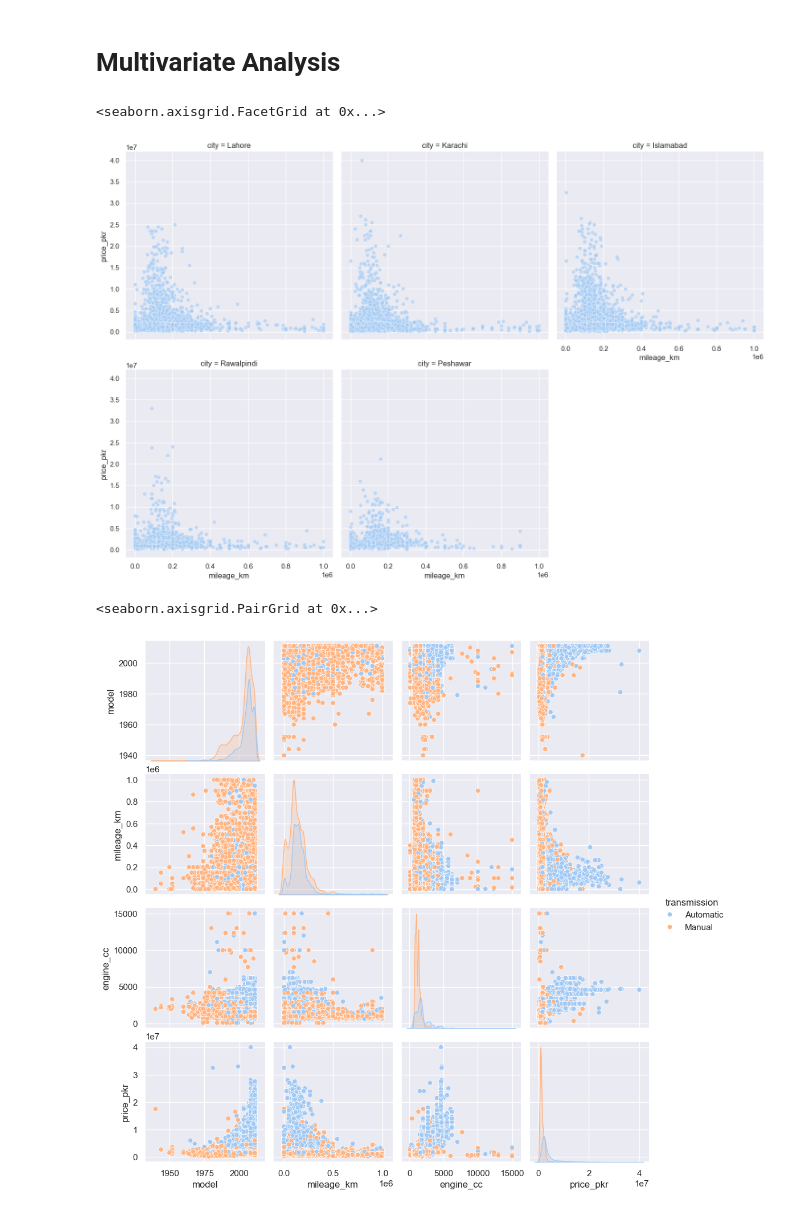
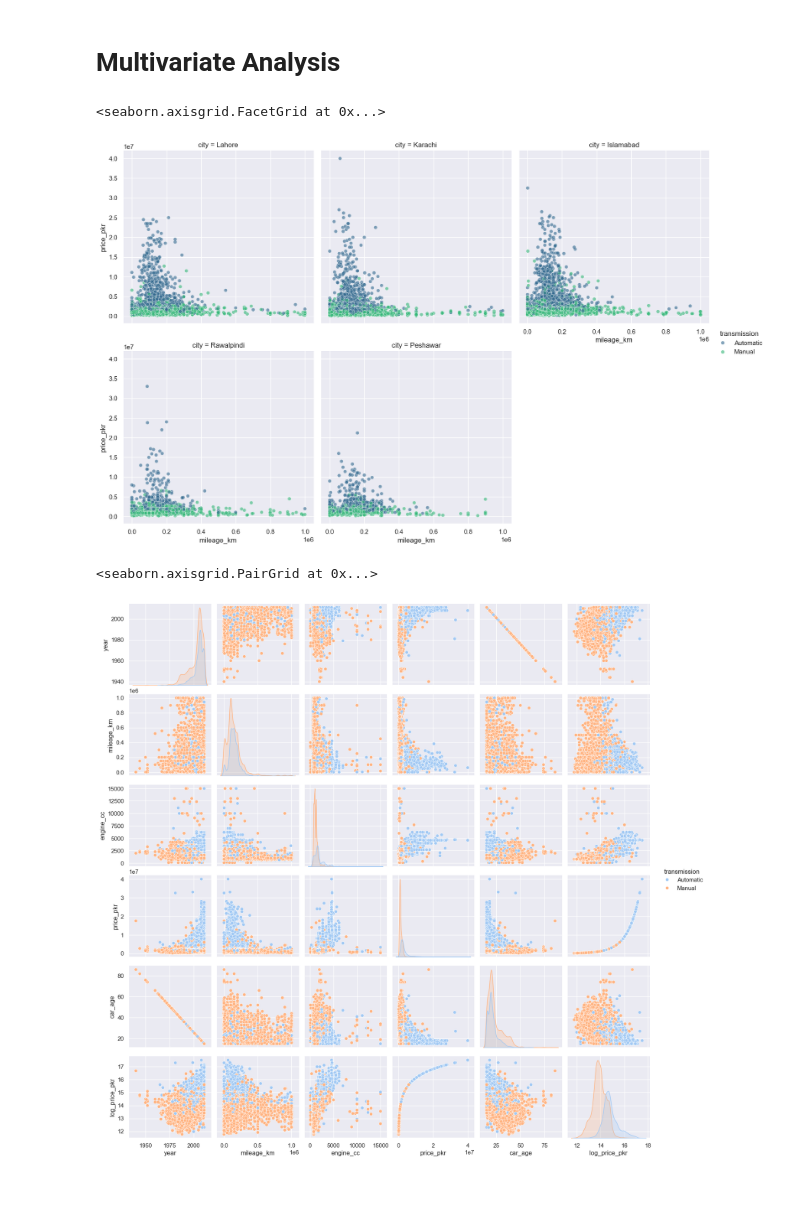
Before and after one commit to Hamzaa09/ML-Basics, a Jupyter notebook: used_cars_price_predictor_project/eda/bi_&_multivariate_eda.ipynb, the cells around one changed output. Drawn from its saved outputs; the diff is of its cells as text; code cells hidden in the pictures.

Commit message:
perform eda on new engineered features

```diff
--- a/used_cars_price_predictor_project/eda/bi_&_multivariate_eda.ipynb
+++ b/used_cars_price_predictor_project/eda/bi_&_multivariate_eda.ipynb
@@ -2,7 +6,9 @@
 import seaborn as sns
 import pandas as pd
 import matplotlib.pyplot as plt
+# %%
+data_path = '../data/feature_engineered_pakwheels_data.csv'
 # %%
-df = pd.read_csv('../data/pakwheels_data.csv')
+df = pd.read_csv(data_path)
 df.head()
 # %% [output]
@@ -278,0 +338,3 @@ df.head()
+# %%
+import numpy as np
+df['log_price_pkr'] = np.log(df['price_pkr'])
@@ -352,22 +452,23 @@ sns.heatmap(pd.crosstab(filtered_df['brand'], filtered_df['fuel_type']), cmap='Y
 # %%
 sns.relplot(
     data=df[df['city'].isin(sorted_citites.head(5).index)],
     x='mileage_km',
     y='price_pkr',
+    hue='transmission',
     col='city',       # Creates a subplot for each city
     col_wrap=3,       # Wraps the layout into 3 columns maximum
     kind='scatter',
     alpha=0.6,
     palette='viridis'
 )
 # %% [output]
 <seaborn.axisgrid.FacetGrid at 0x...>
-[figure, old version]
+[figure, new version]
 # %%
 sns.pairplot(df, hue='transmission')
 # %% [output]
 <seaborn.axisgrid.PairGrid at 0x...>
-[figure, old version]
+[figure, new version]
 # %%
 sns.heatmap(df.corr(numeric_only=True), annot=True, fmt='.2f', cmap='Blues')
 # %% [output]
```
Also changed, not shown: parts of 26 cells of this notebook, 1 other file.
